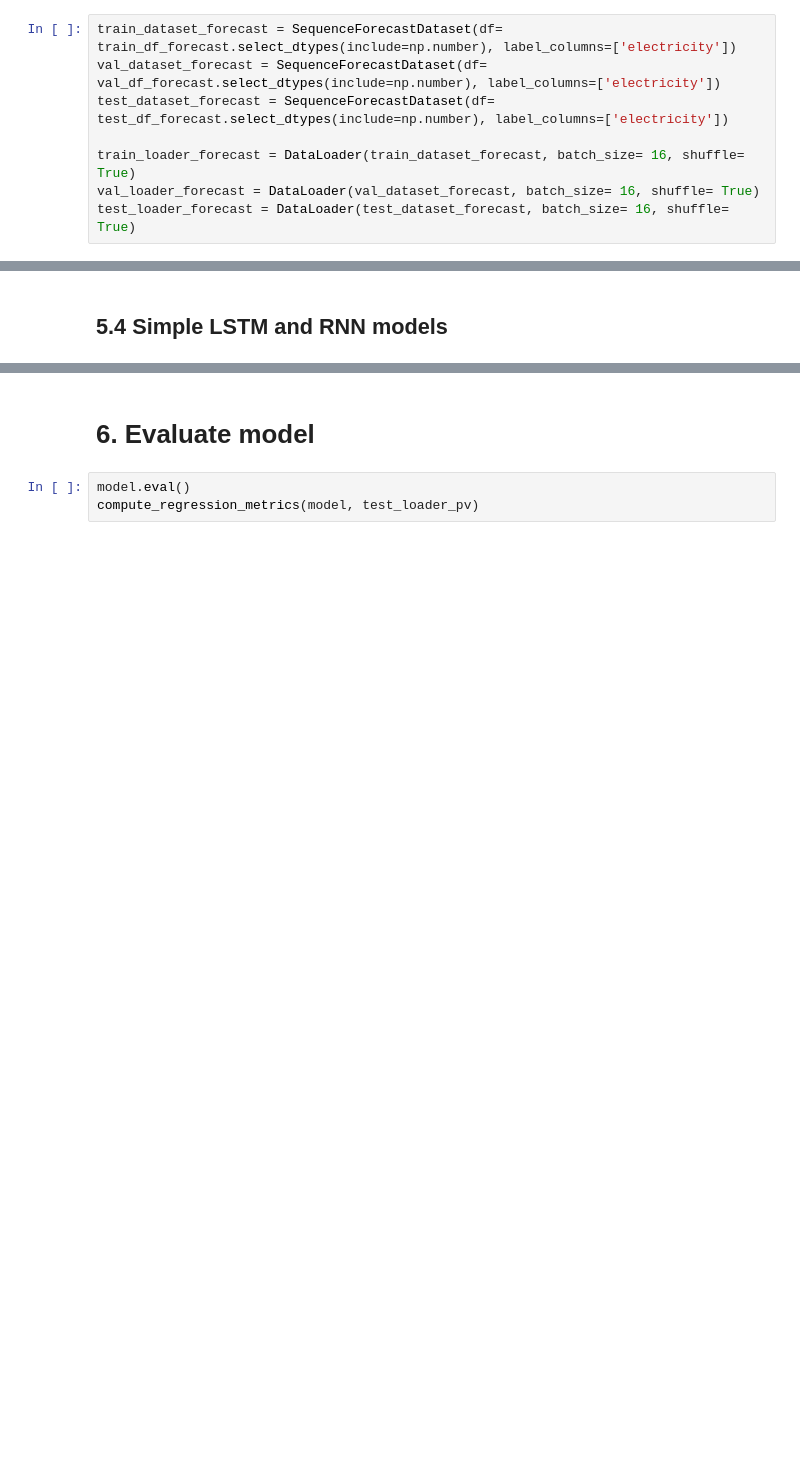
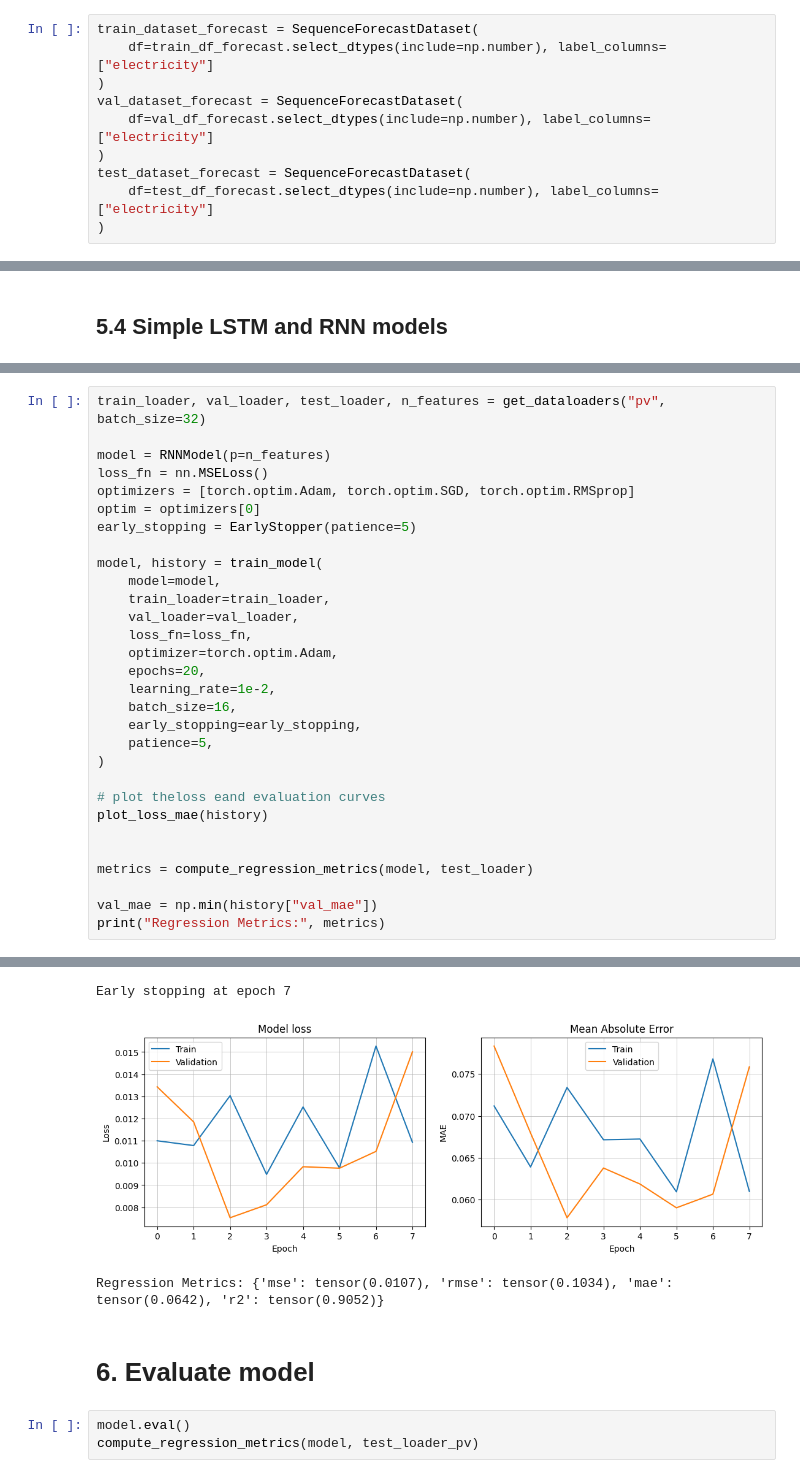
Before and after one commit to jerome-roeser/day-ahead-power-forecast, a Jupyter notebook: notebooks/advanced_power_forecast_pytorch.ipynb, the cells around one changed output, grey strips where cells are left out. Cells and saved outputs as stored; diff of their text form; blank space fills up the shorter version.

```diff
--- a/notebooks/advanced_power_forecast_pytorch.ipynb
+++ b/notebooks/advanced_power_forecast_pytorch.ipynb
@@ -690,8 +963,10 @@ test_loader_pv = DataLoader(test_dataset_pv, batch_size= 32, shuffle= True)
 # %%
-train_dataset_forecast = SequenceForecastDataset(df= train_df_forecast.select_dtypes(include=np.number), label_columns=['electricity'])
-val_dataset_forecast = SequenceForecastDataset(df= val_df_forecast.select_dtypes(include=np.number), label_columns=['electricity'])
-test_dataset_forecast = SequenceForecastDataset(df= test_df_forecast.select_dtypes(include=np.number), label_columns=['electricity'])
-
-train_loader_forecast = DataLoader(train_dataset_forecast, batch_size= 16, shuffle= True)
-val_loader_forecast = DataLoader(val_dataset_forecast, batch_size= 16, shuffle= True)
-test_loader_forecast = DataLoader(test_dataset_forecast, batch_size= 16, shuffle= True)
+train_dataset_forecast = SequenceForecastDataset(
+    df=train_df_forecast.select_dtypes(include=np.number), label_columns=["electricity"]
+)
+val_dataset_forecast = SequenceForecastDataset(
+    df=val_df_forecast.select_dtypes(include=np.number), label_columns=["electricity"]
+)
+test_dataset_forecast = SequenceForecastDataset(
+    df=test_df_forecast.select_dtypes(include=np.number), label_columns=["electricity"]
+)
@@ -883,0 +1217,31 @@ plot_loss_mae(history)
+# %%
+train_loader, val_loader, test_loader, n_features = get_dataloaders("pv", batch_size=32)
+
+model = RNNModel(p=n_features)
+loss_fn = nn.MSELoss()
+optimizers = [torch.optim.Adam, torch.optim.SGD, torch.optim.RMSprop]
+optim = optimizers[0]
+early_stopping = EarlyStopper(patience=5)
+
+model, history = train_model(
+    model=model,
+    train_loader=train_loader,
+    val_loader=val_loader,
+    loss_fn=loss_fn,
+    optimizer=torch.optim.Adam,
+    epochs=20,
+    learning_rate=1e-2,
+    batch_size=16,
+    early_stopping=early_stopping,
+    patience=5,
+)
+
+# plot theloss eand evaluation curves
+plot_loss_mae(history)
+
+
+metrics = compute_regression_metrics(model, test_loader)
+
+val_mae = np.min(history["val_mae"])
+print("Regression Metrics:", metrics)
+# %% [output]
@@ -884,3 +1256,6 @@ plot_loss_mae(history)
+Early stopping at epoch 7
+[figure, added]
+Regression Metrics: {'mse': tensor(0.0107), 'rmse': tensor(0.1034), 'mae': tensor(0.0642), 'r2': tensor(0.9052)}
 # %% [markdown]
 # 6. Evaluate model
 # %%
```
Also changed, not shown: parts of 63 cells of this notebook, 3 other files.
